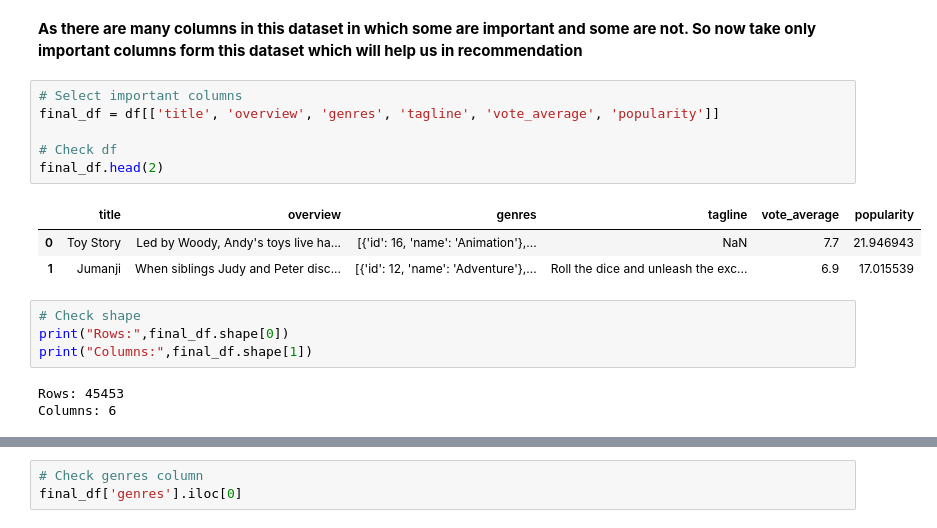
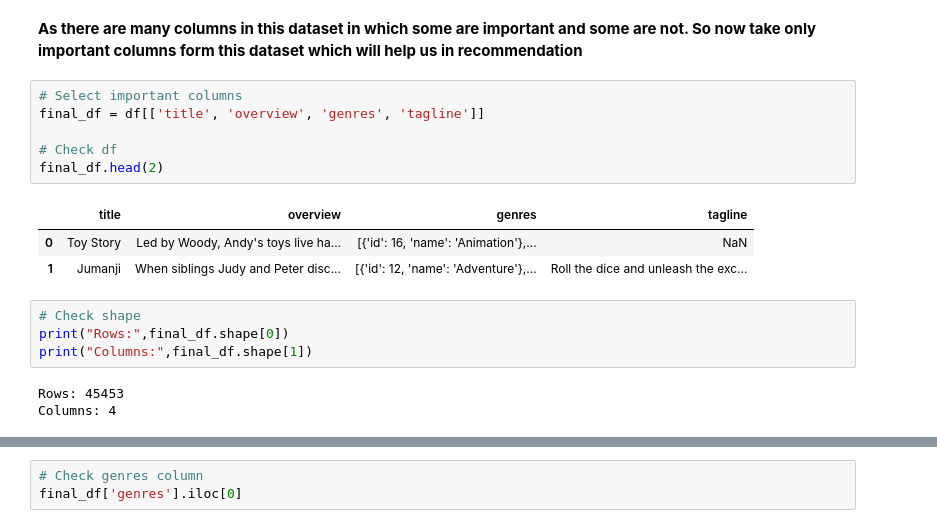
Before and after one commit to ashishpra28/Movie-Recommendation-System, a Jupyter notebook: notebook/recommend.ipynb, the cells around one changed output, grey strips where cells are left out. Drawn from its saved outputs; the diff is of its cells as text.

```diff
--- a/notebook/recommend.ipynb
+++ b/notebook/recommend.ipynb
@@ -114,21 +133,21 @@ np.int64(0)
 **As there are many columns in this dataset in which some are important and some are not. So now take only important columns form this dataset which will help us in recommendation**
 # %%
 # Select important columns
-final_df = df[['title', 'overview', 'genres', 'tagline', 'vote_average', 'popularity']]
+final_df = df[['title', 'overview', 'genres', 'tagline']]
 
 # Check df
 final_df.head(2)
 # %% [output]
-|  | title | overview | genres | tagline | vote_average | popularity |
-| 0 | Toy Story | Led by Woody, Andy's toys live ha... | [{'id': 16, 'name': 'Animation'},... | NaN | 7.7 | 21.946943 |
-| 1 | Jumanji | When siblings Judy and Peter disc... | [{'id': 12, 'name': 'Adventure'},... | Roll the dice and unleash the exc... | 6.9 | 17.015539 |
+|  | title | overview | genres | tagline |
+| 0 | Toy Story | Led by Woody, Andy's toys live ha... | [{'id': 16, 'name': 'Animation'},... | NaN |
+| 1 | Jumanji | When siblings Judy and Peter disc... | [{'id': 12, 'name': 'Adventure'},... | Roll the dice and unleash the exc... |
 # %%
 # Check shape
 print("Rows:",final_df.shape[0])
 print("Columns:",final_df.shape[1])
 # %% [output]
 Rows: 45453
-Columns: 6
+Columns: 4
 # %%
 # Check missing values
 final_df.isnull().sum()
```
Also changed, not shown: parts of 9 cells of this notebook, 8 other files.
